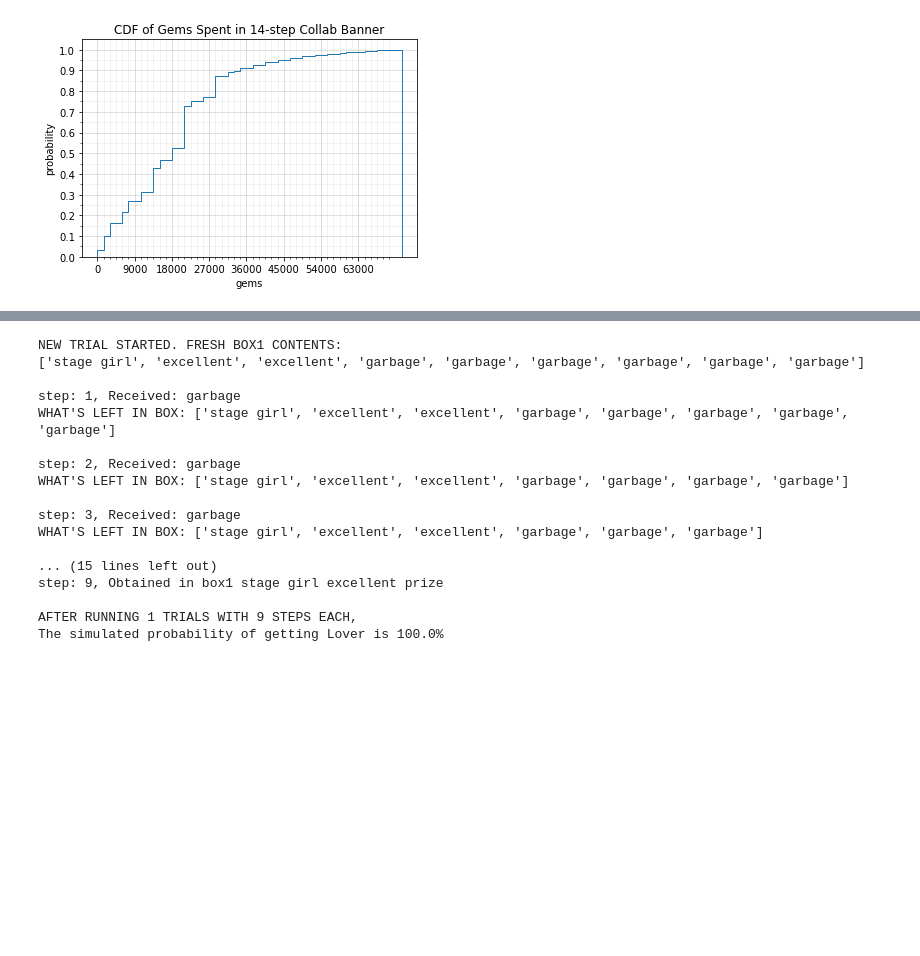
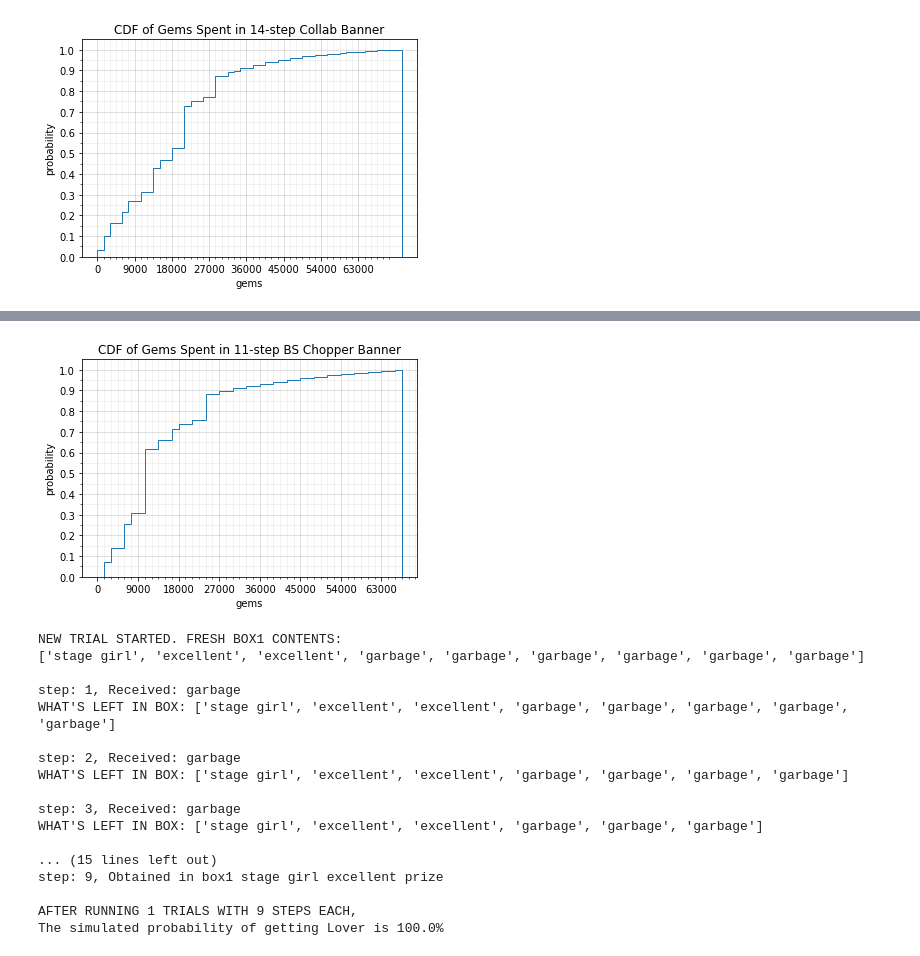
Before and after one commit to chinglamyung/SpotlightGachaSimulator, a Jupyter notebook: Spotlight Gacha Simulator.ipynb, the cells around one changed output, grey strips where cells are left out. Cells and saved outputs as stored; diff of their text form; code cells hidden in the pictures; blank space fills up the shorter version.

```diff
--- a/Spotlight Gacha Simulator.ipynb
+++ b/Spotlight Gacha Simulator.ipynb
@@ -139,6 +140,13 @@ STEP_TYPES = {
         8: 1500,
         11: 1500,
     },
+    'CHOPPER': {
+        0: 1500,
+        1: 1500,
+        3: 0,
+        4: 1500,
+        8: 1500,
+    },
     'default': {
         6: 1500,
         9: 1500,
@@ -155,6 +163,8 @@ def getGemsSpent(num_steps, gacha_type):
         steps = [cost for i, cost in step_costs.items()
                  if i < num_steps]
     return 3000 * (num_steps - len(steps)) + sum(steps)
+
+#print(getGemsSpent(11, "CHOPPER"))
 # %%
 #SPOTLIGHT GACHA DEFINITIONS
 
@@ -807,3 +933,28 @@ plt.show()
+# %%
+fig,ax = plt.subplots(1,1)
+ax.hist(chopper_histo, cost_buckets, density=True, histtype='step', cumulative=True)
+# Major ticks every 20, minor ticks every 5
+y_major_ticks = np.arange(0, 1.1, 0.1)
+y_minor_ticks = np.arange(0, 1.0, 0.05)
+
+x_major_ticks = np.arange(0, 72000, 9000)
+x_minor_ticks = np.arange(0, 72000, 1500)
+
+ax.set_xticks(x_major_ticks)
+ax.set_xticks(x_minor_ticks, minor=True)
+ax.set_yticks(y_major_ticks)
+ax.set_yticks(y_minor_ticks, minor=True)
+
+# And a corresponding grid
+ax.grid(which='minor', alpha=0.2)
+ax.grid(which='major', alpha=0.5)
+
+ax.set_title("CDF of Gems Spent in 11-step BS Chopper Banner")
+ax.set_xlabel('gems')
+ax.set_ylabel('probability')
+plt.show()
+# %% [output]
+[figure, added]
 # %%
 # RUN THIS CELL FOR DETERMINING CHANCE OF GETTING IN SPOTLIGHT
 
```
Also changed, not shown: parts of 6 cells of this notebook.
